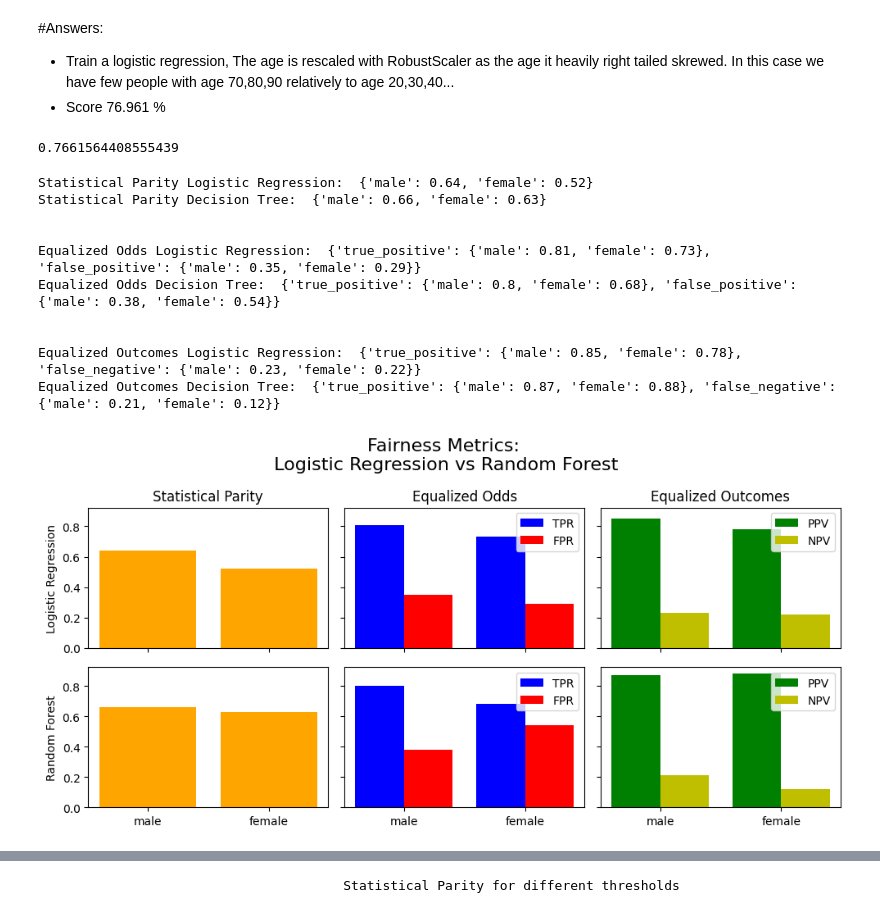
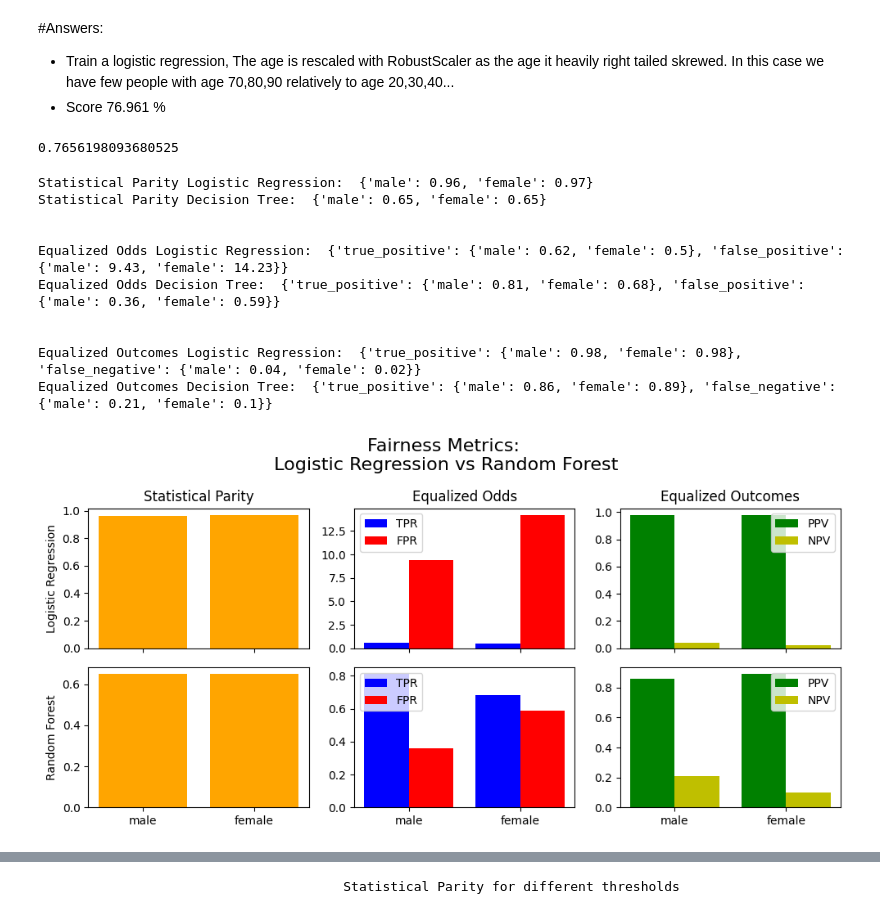
Before and after one commit to PHILIPWins/Algorithmic_Fairness, a Jupyter notebook: Assignment1/afae24-assignment-01-oleg - Philip.ipynb, the cells around one changed output, grey strips where cells are left out. Cells and saved outputs as stored; diff of their text form; code cells hidden in the pictures.

```diff
--- a/Assignment1/afae24-assignment-01-oleg - Philip.ipynb
+++ b/Assignment1/afae24-assignment-01-oleg - Philip.ipynb
@@ -47,13 +47,14 @@ def data_processing(data, features, target_name:str, threshold: int = 35000):
     df = df[features + ["target", target_name]] ##we want to keep df before one_hot encoding to make Bias Analysis
     df_processed = df[features].copy()
     cols = [ "HINS1", "HINS2", "HINS4", "CIT", "COW", "SCHL", "MAR", "SEX", "RAC1P"]
+    ascending = [True, True, True, False, False, True, False, True, False]
     df_processed = pd.get_dummies(df_processed, prefix=None, prefix_sep='_', dummy_na=False, columns=cols, drop_first=True)
-    df_processed = pd.get_dummies(df_processed, prefix=None, prefix_sep='_', dummy_na=True, columns=["ENG"], drop_first=True)
+    df_processed = pd.get_dummies(df_processed, prefix=None, prefix_sep='_', dummy_na=True,columns=["ENG"], drop_first=True)
     return df_processed, df, target, sex
 
 data, data_original, target, group = data_processing(acs_data, feature_names, target_name)
 
-data_forest = pd.get_dummies(data_original[feature_names], prefix=None, prefix_sep='_', dummy_na=True, columns=["ENG"], drop_first=True)
-
 X_train, X_test, y_train, y_test, group_train, group_test = train_test_split(
     data, target, group, test_size=0.2, random_state=0)
+
+X_train_f, X_test_f = train_test_split(data_original[feature_names], test_size=0.2, random_state=0)
@@ -75,17 +89,17 @@ plt.show()
 # %%
 ## We decideded on RobustScaler as we have quite skrewed distribution to the left
 ## we want to keep that distribution
-from sklearn.preprocessing import RobustScaler, StandardScaler
+from sklearn.preprocessing import RobustScaler
 
-age = data["AGEP"].values.reshape(-1,1)
 scaler = RobustScaler()
-age_scaled = scaler.fit_transform(age)
+X_train["AGEP"] = scaler.fit_transform(X_train[["AGEP"]])
+X_test["AGEP"] = scaler.transform(X_test[["AGEP"]])
 
-data["AGEP"] = age_scaled
-data_forest["AGEP"] = age_scaled
+X_train_f["AGEP"] = scaler.fit_transform(X_train_f[["AGEP"]])
+X_test_f["AGEP"] = scaler.transform(X_test_f[["AGEP"]])
 
 plt.figure(figsize=(5,2))
-plt.hist(data["AGEP"].values, bins = 39)
+plt.hist(X_train["AGEP"].values, bins = 39)
 plt.title("Age distribution in Folktables")
 plt.xlabel("Age scaled")
 plt.ylabel("Amount")
@@ -95,6 +108,0 @@ plt.show()
-# %%
-X_train, X_test, y_train, y_test, group_train, group_test = train_test_split(
-    data, target, group, test_size=0.2, random_state=0)
-# %%
-X_train_f, X_test_f = train_test_split(
-    data_forest, test_size=0.2, random_state=0)
@@ -147,7 +135,7 @@ clf = clf.fit(X_train_f, y_train)
 
 clf.score(X_test_f, y_test)
 # %% [output]
-0.7661564408555439
+0.7656198093680525
 # %%
 from sklearn.metrics import confusion_matrix
 
@@ -251,18 +239,18 @@ print("\n")
 print("Equalized Outcomes Logistic Regression: ", equalized_outcomes_log)
 print("Equalized Outcomes Decision Tree: ", equalized_outcomes_clf)
 # %% [output]
-Statistical Parity Logistic Regression:  {'male': 0.64, 'female': 0.52}
-Statistical Parity Decision Tree:  {'male': 0.66, 'female': 0.63}
+Statistical Parity Logistic Regression:  {'male': 0.96, 'female': 0.97}
+Statistical Parity Decision Tree:  {'male': 0.65, 'female': 0.65}
 
 
-Equalized Odds Logistic Regression:  {'true_positive': {'male': 0.81, 'female': 0.73}, 'false_positive': {'male': 0.35, 'female': 0.29}}
-Equalized Odds Decision Tree:  {'true_positive': {'male': 0.8, 'female': 0.68}, 'false_positive': {'male': 0.38, 'female': 0.54}}
+Equalized Odds Logistic Regression:  {'true_positive': {'male': 0.62, 'female': 0.5}, 'false_positive': {'male': 9.43, 'female': 14.23}}
+Equalized Odds Decision Tree:  {'true_positive': {'male': 0.81, 'female': 0.68}, 'false_positive': {'male': 0.36, 'female': 0.59}}
 
 
-Equalized Outcomes Logistic Regression:  {'true_positive': {'male': 0.85, 'female': 0.78}, 'false_negative': {'male': 0.23, 'female': 0.22}}
-Equalized Outcomes Decision Tree:  {'true_positive': {'male': 0.87, 'female': 0.88}, 'false_negative': {'male': 0.21, 'female': 0.12}}
+Equalized Outcomes Logistic Regression:  {'true_positive': {'male': 0.98, 'female': 0.98}, 'false_negative': {'male': 0.04, 'female': 0.02}}
+Equalized Outcomes Decision Tree:  {'true_positive': {'male': 0.86, 'female': 0.89}, 'false_negative': {'male': 0.21, 'female': 0.1}}
 # %%
-fig,ax = plt.subplots(2,3, figsize=(10,5), sharey=True)
+fig,ax = plt.subplots(2,3, figsize=(10,5))
 
 #bar plot statistical parities for both models
 ax[0,0].bar(statistical_parity_log.keys(), statistical_parity_log.values(), color='orange')
@@ -281,34 +269,34 @@ ax[0,1].legend()
 
 ax[1,1].bar(np.arange(2), equalized_odds_clf["true_positive"].values(), color='b', width=0.4, label="TPR")
 ax[1,1].bar(np.arange(2)+0.4, equalized_odds_clf["false_positive"].values(), color='r', width=0.4, label="FPR")
 ax[1,1].set_xticks([0.2,1.2], ["male", "female"])
 ax[1,1].legend()
 
 #bar plot for equalized outcomesfor both models
 ax[0,2].bar(np.arange(2), equalized_outcomes_log["true_positive"].values(), color='g', width=0.4, label="PPV")
 ax[0,2].bar(np.arange(2)+0.4, equalized_outcomes_log["false_negative"].values(), color='y', width=0.4, label="NPV")
 ax[0,2].set_xticks([0.2,1.2], ["", ""])
 ax[0,2].set_title("Equalized Outcomes")
 ax[0,2].legend()
 
 ax[1,2].bar(np.arange(2), equalized_outcomes_clf["true_positive"].values(), color='g', width=0.4, label="PPV")
 ax[1,2].bar(np.arange(2)+0.4, equalized_outcomes_clf["false_negative"].values(), color='y', width=0.4, label="NPV")
 ax[1,2].set_xticks([0.2,1.2], ["male", "female"])
 ax[1,2].legend()
 
 fig.suptitle("Fairness Metrics:\n Logistic Regression vs Random Forest", fontsize=16)
 
 fig.tight_layout()
 
 plt.show()
 
 ### TPR: True Positive Rate
 ### FPR: False Positive Rate
 
 ### PPV: Positive Predictive Value
 ### NPV: Negative Predictive Value
 # %% [output]
-[figure, old version]
+[figure, new version]
 # %%
 from sklearn.metrics import roc_curve, auc
 
```
Also changed, not shown: parts of 6 cells of this notebook.
